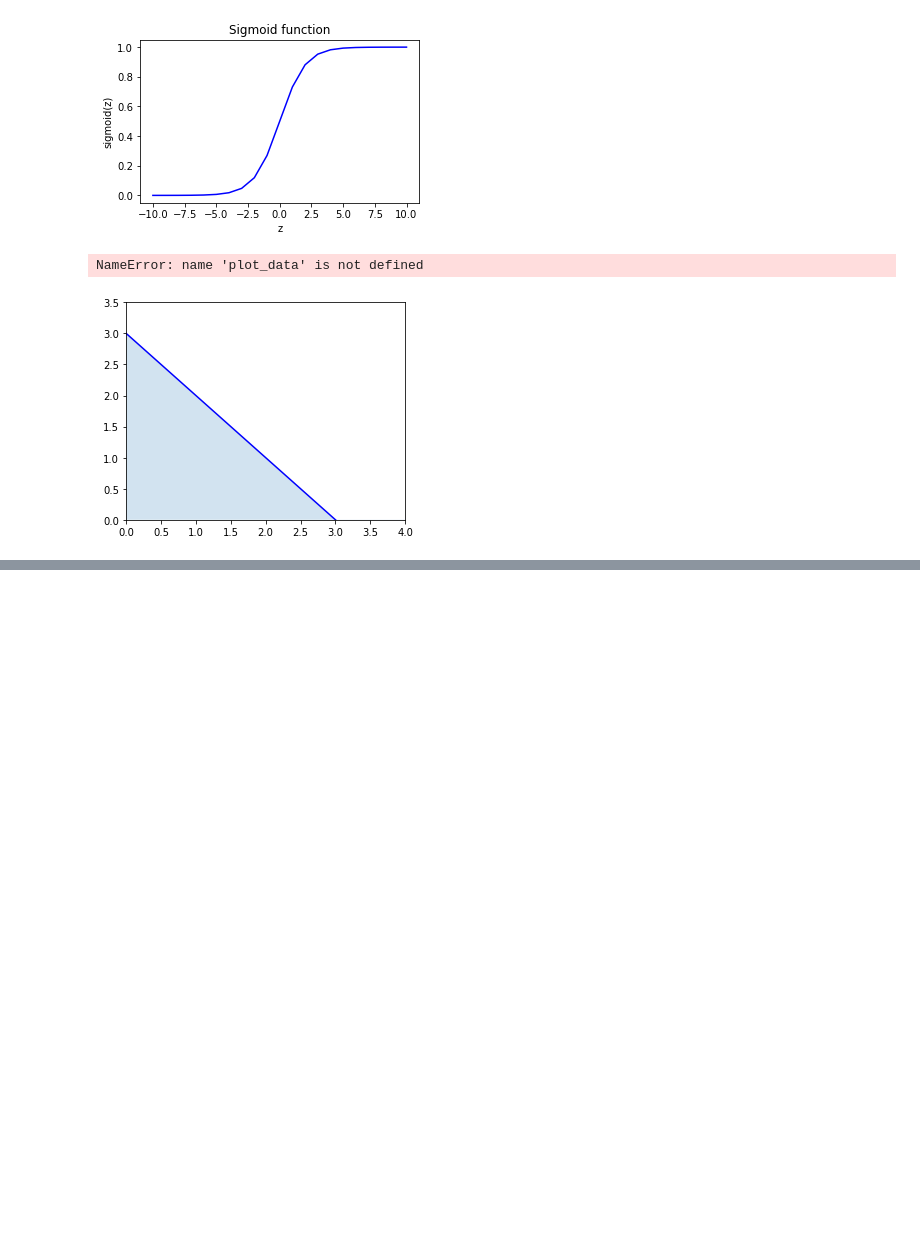
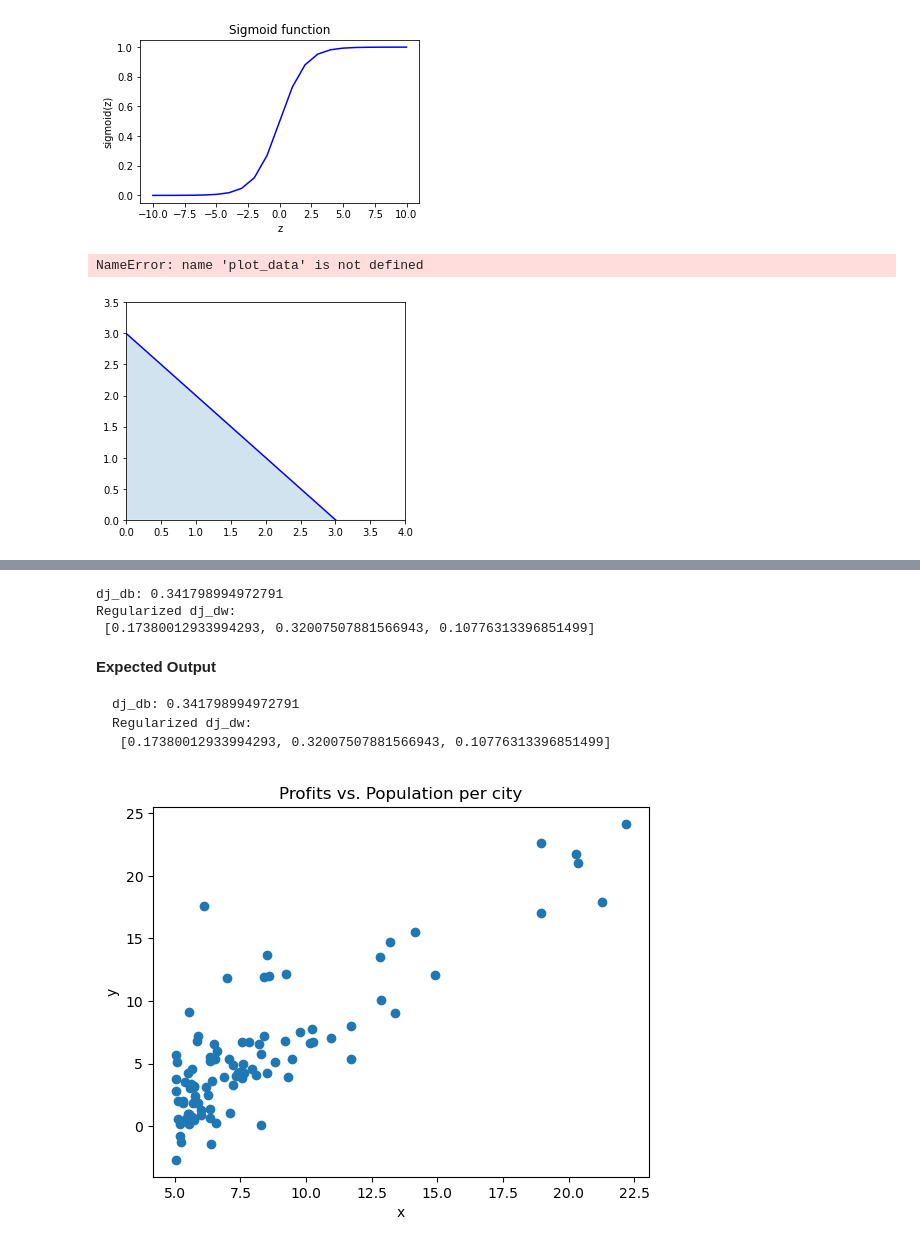
Before and after one commit to trianhdev/Machine-Learning-Specialization-Coursera, a Jupyter notebook: Mine/Mine.ipynb, the cells around one changed output, grey strips where cells are left out. Drawn from its saved outputs; the diff is of its cells as text; code cells hidden in the pictures; blank space fills up the shorter version.

````diff
--- a/Mine/Mine.ipynb
+++ b/Mine/Mine.ipynb
@@ -720,0 +940,10 @@ NameError: name 'plot_data' is not defined
+# %%
+import numpy as np
+
+X = np.array([[0.5, 1.5], [1,1], [1.5, 0.5], [3, 0.5], [2, 2], [1, 2.5]])
+y = np.array([0, 0, 0, 1, 1, 1])
+# %%
+from sklearn.linear_model import LogisticRegression
+
+lr_model = LogisticRegression()
+lr_model.fit(X, y)
@@ -720,0 +1214,46 @@ NameError: name 'plot_data' is not defined
+# %%
+np.random.seed(1)
+X_tmp = np.random.rand(5,3)
+y_tmp = np.array([0,1,0,1,0])
+w_tmp = np.random.rand(X_tmp.shape[1])
+b_tmp = 0.5
+lambda_tmp = 0.7
+dj_db_tmp, dj_dw_tmp =  compute_gradient_logistic_reg(X_tmp, y_tmp, w_tmp, b_tmp, lambda_tmp)
+
+print(f"dj_db: {dj_db_tmp}", )
+print(f"Regularized dj_dw:\n {dj_dw_tmp.tolist()}", )
+# %% [output]
+dj_db: 0.341798994972791
+Regularized dj_dw:
+ [0.17380012933994293, 0.32007507881566943, 0.10776313396851499]
+# %% [markdown]
+**Expected Output**
+```
+dj_db: 0.341798994972791
+Regularized dj_dw:
+ [0.17380012933994293, 0.32007507881566943, 0.10776313396851499]
+ ```
+# %%
+
+def load_data():
+    data = np.loadtxt("data/ex1data1.txt", delimiter=',')
+    X = data[:,0]
+    y = data[:,1]
+    return X, y
+
+def load_data_multi():
+    data = np.loadtxt("data/ex1data2.txt", delimiter=',')
+    X = data[:,:2]
+    y = data[:,2]
+    return X, y
+# %%
+# load the dataset
+x_train, y_train = load_data()
+# %%
+plt.scatter(x_train,y_train)
+plt.xlabel("x")
+plt.ylabel("y")
+plt.title("Profits vs. Population per city")
+plt.show()
+# %% [output]
+[figure, added]
````
Also changed, not shown: parts of 42 cells of this notebook, 3 other files.
